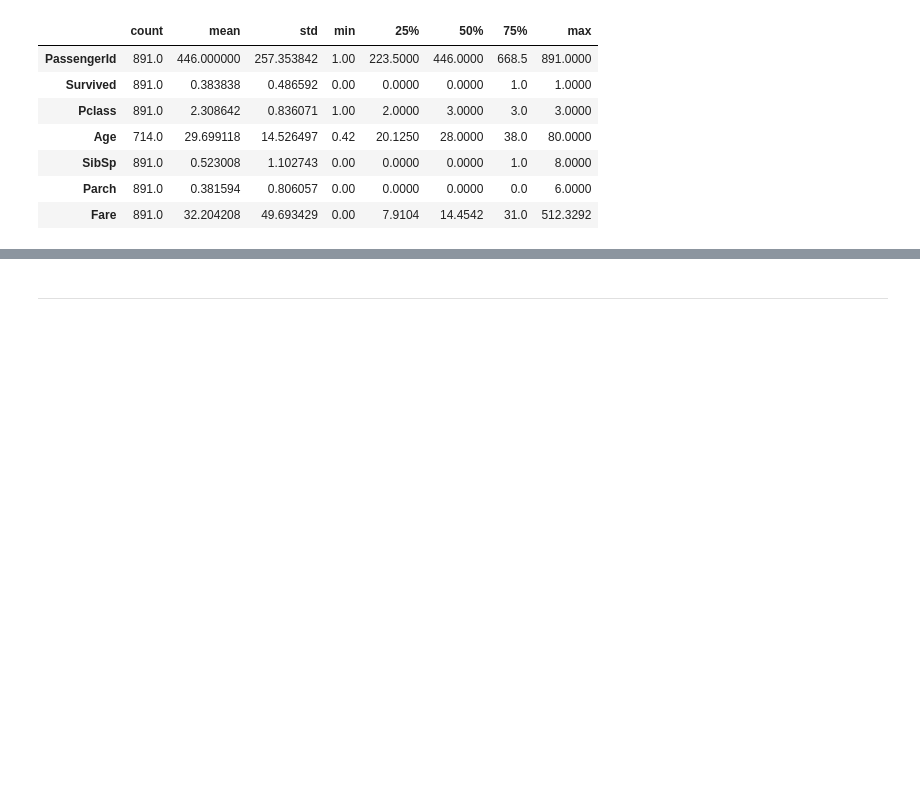
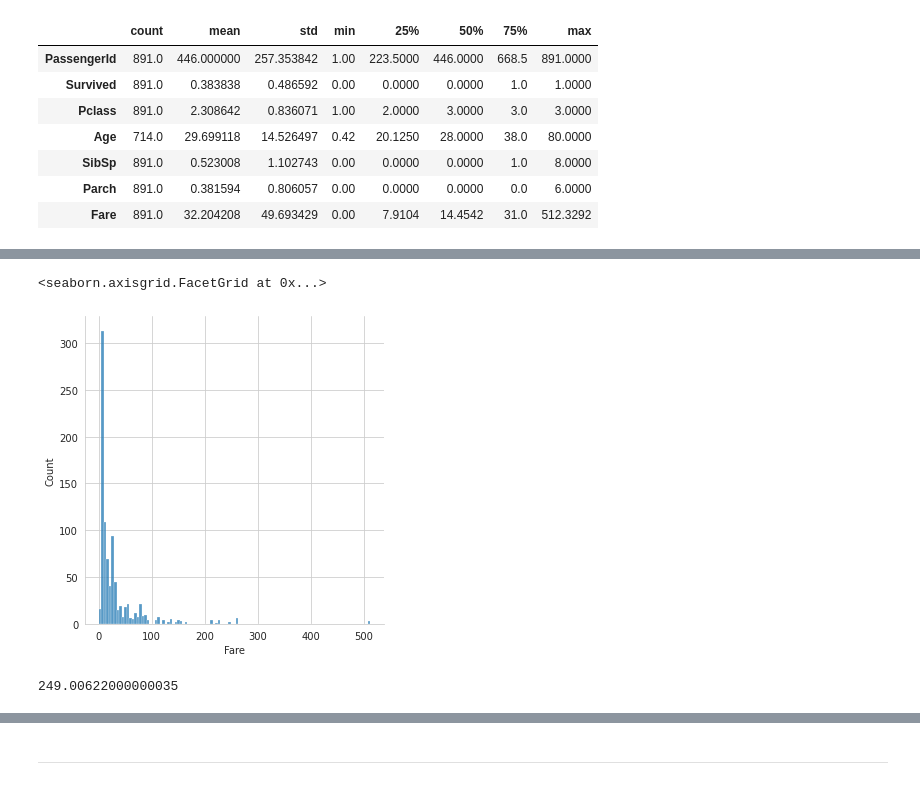
Before and after one commit to cavalcantetreinamentos/titanic_data_science, a Jupyter notebook: Curso_Pandas_e_SKLearn_Unilasalle.ipynb, the cells around one changed output, grey strips where cells are left out. Cells and saved outputs as stored; diff of their text form; code cells hidden in the pictures; blank space fills up the shorter version.

```diff
--- a/Curso_Pandas_e_SKLearn_Unilasalle.ipynb
+++ b/Curso_Pandas_e_SKLearn_Unilasalle.ipynb
@@ -202,0 +228,9 @@ df_titanic.describe().transpose()
+# %%
+sns.displot(data=df_titanic["Fare"])
+# %% [output]
+<seaborn.axisgrid.FacetGrid at 0x...>
+[figure, added]
+# %%
+df_titanic["Fare"].quantile(q=0.99)
+# %% [output]
+249.00622000000035
```
Also changed, not shown: parts of 27 cells of this notebook.
